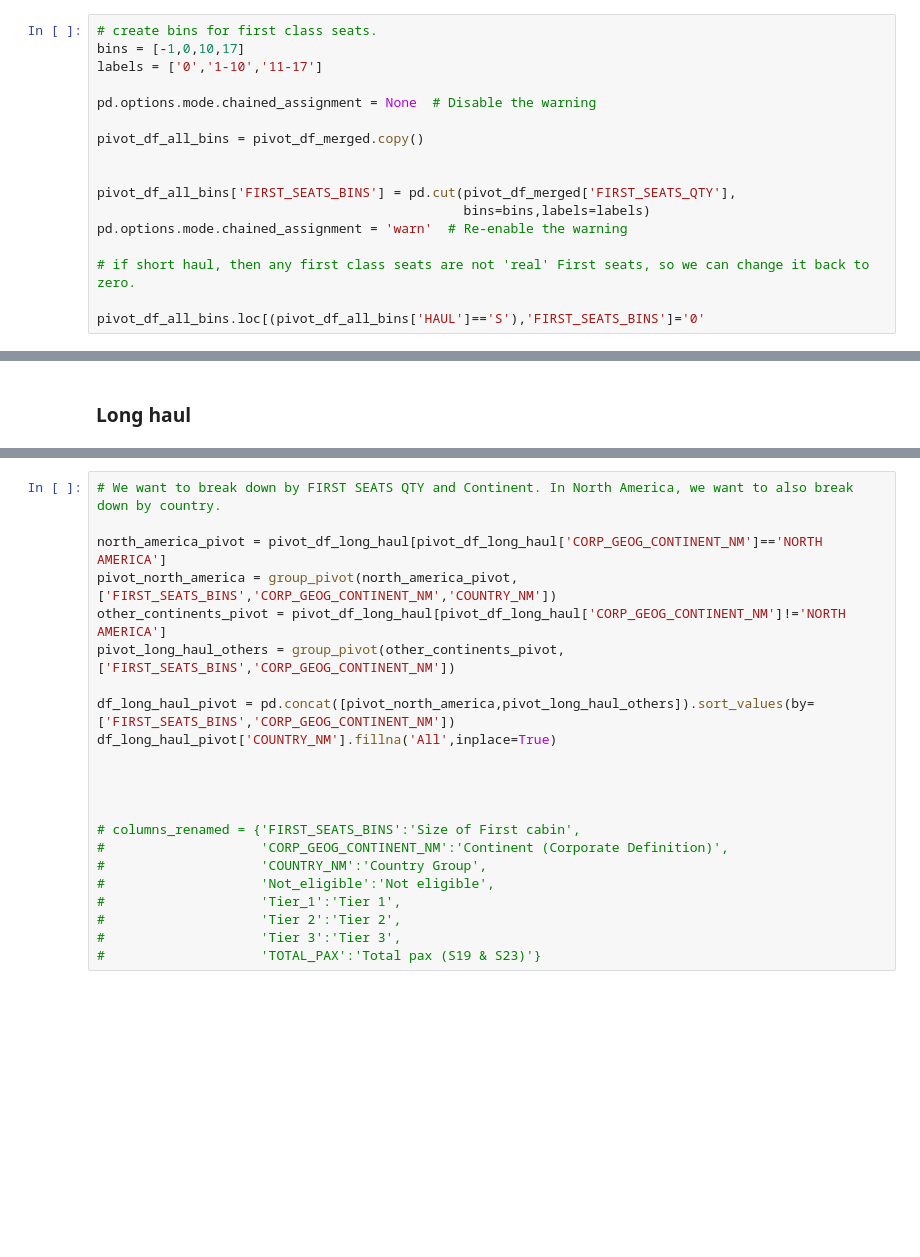
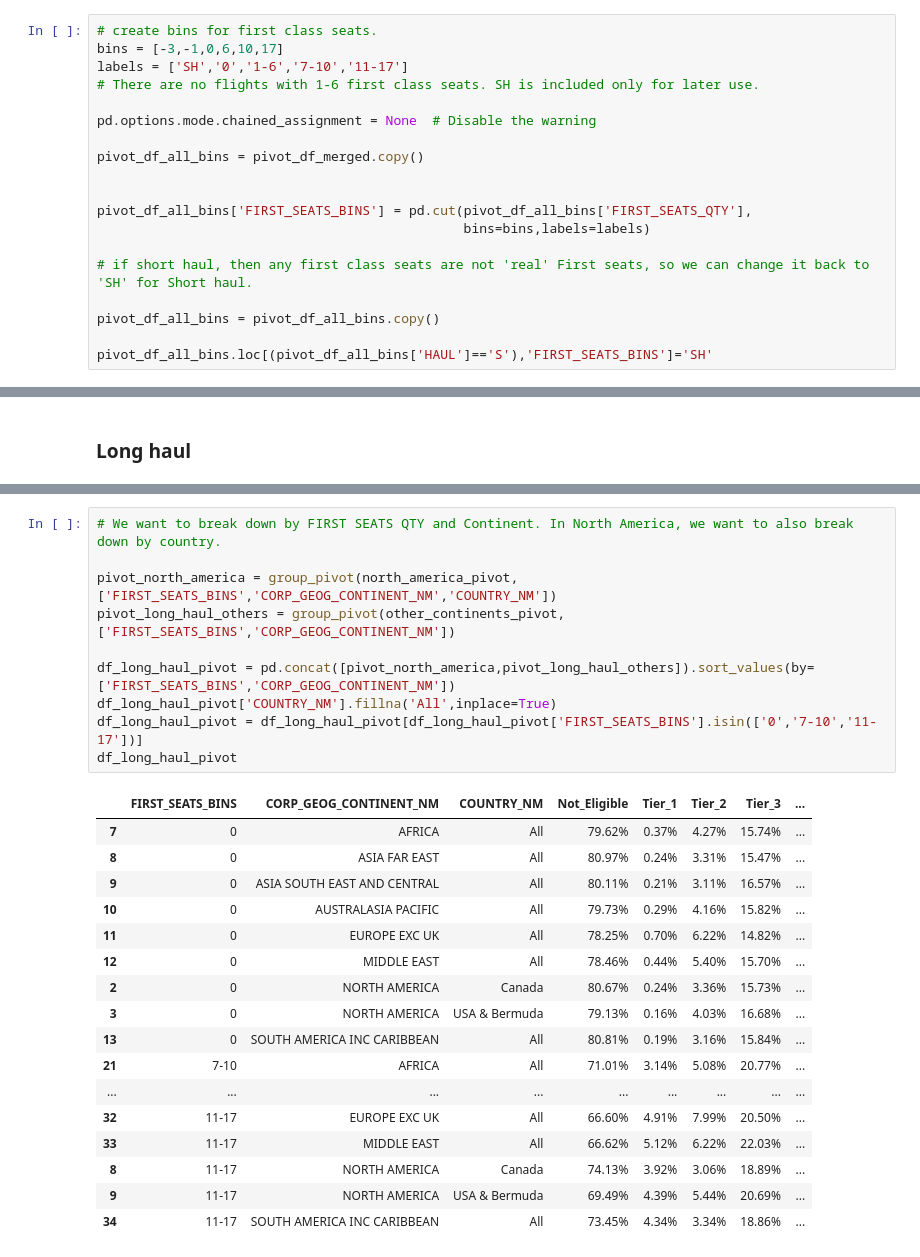
Before and after one commit to IanMaHKG-BA/Hackathon_Team_1, a Jupyter notebook: GOLD_STANDARD_PLS_DONT_BREAK.ipynb, the cells around one changed output, grey strips where cells are left out. Cells and saved outputs as stored; diff of their text form; blank space fills up the shorter version.

```diff
--- a/GOLD_STANDARD_PLS_DONT_BREAK.ipynb
+++ b/GOLD_STANDARD_PLS_DONT_BREAK.ipynb
@@ -1135,21 +1133,23 @@ Please save your final lookup table below in the form of a pandas dataframe. It
 # Create final production lookup tables. One each for short haul and long haul, defined by selling classes.
 # %%
 # create bins for first class seats.
-bins = [-1,0,10,17]
-labels = ['0','1-10','11-17']
+bins = [-3,-1,0,6,10,17]
+labels = ['SH','0','1-6','7-10','11-17']
+# There are no flights with 1-6 first class seats. SH is included only for later use.
 
 pd.options.mode.chained_assignment = None  # Disable the warning
 
 pivot_df_all_bins = pivot_df_merged.copy()
 
 
-pivot_df_all_bins['FIRST_SEATS_BINS'] = pd.cut(pivot_df_merged['FIRST_SEATS_QTY'],
+pivot_df_all_bins['FIRST_SEATS_BINS'] = pd.cut(pivot_df_all_bins['FIRST_SEATS_QTY'],
                                                bins=bins,labels=labels)
-pd.options.mode.chained_assignment = 'warn'  # Re-enable the warning
 
-# if short haul, then any first class seats are not 'real' First seats, so we can change it back to zero.
+# if short haul, then any first class seats are not 'real' First seats, so we can change it back to 'SH' for Short haul.
 
-pivot_df_all_bins.loc[(pivot_df_all_bins['HAUL']=='S'),'FIRST_SEATS_BINS']='0'
+pivot_df_all_bins = pivot_df_all_bins.copy()
+
+pivot_df_all_bins.loc[(pivot_df_all_bins['HAUL']=='S'),'FIRST_SEATS_BINS']='SH'
 # %% [markdown]
 ### Short haul
 # %%
@@ -1191,25 +1197,31 @@ pivot_df_long_haul['COUNTRY_NM'] = pivot_df_long_haul['COUNTRY_NM'].apply(group_
 # %%
 # We want to break down by FIRST SEATS QTY and Continent. In North America, we want to also break down by country.
 
-north_america_pivot = pivot_df_long_haul[pivot_df_long_haul['CORP_GEOG_CONTINENT_NM']=='NORTH AMERICA']
 pivot_north_america = group_pivot(north_america_pivot,['FIRST_SEATS_BINS','CORP_GEOG_CONTINENT_NM','COUNTRY_NM'])
-other_continents_pivot = pivot_df_long_haul[pivot_df_long_haul['CORP_GEOG_CONTINENT_NM']!='NORTH AMERICA']
 pivot_long_haul_others = group_pivot(other_continents_pivot,['FIRST_SEATS_BINS','CORP_GEOG_CONTINENT_NM'])
 
 df_long_haul_pivot = pd.concat([pivot_north_america,pivot_long_haul_others]).sort_values(by=['FIRST_SEATS_BINS','CORP_GEOG_CONTINENT_NM'])
 df_long_haul_pivot['COUNTRY_NM'].fillna('All',inplace=True)
-
-
-
-
-# columns_renamed = {'FIRST_SEATS_BINS':'Size of First cabin',
-#                    'CORP_GEOG_CONTINENT_NM':'Continent (Corporate Definition)',
-#                    'COUNTRY_NM':'Country Group',
-#                    'Not_eligible':'Not eligible',
-#                    'Tier_1':'Tier 1',
-#                    'Tier 2':'Tier 2',
-#                    'Tier 3':'Tier 3',
-#                    'TOTAL_PAX':'Total pax (S19 & S23)'}
+df_long_haul_pivot = df_long_haul_pivot[df_long_haul_pivot['FIRST_SEATS_BINS'].isin(['0','7-10','11-17'])]
+df_long_haul_pivot
+# %% [output]
+|  | FIRST_SEATS_BINS | CORP_GEOG_CONTINENT_NM | COUNTRY_NM | Not_Eligible | Tier_1 | Tier_2 | Tier_3 | ... |
+| 7 | 0 | AFRICA | All | 79.62% | 0.37% | 4.27% | 15.74% | ... |
+| 8 | 0 | ASIA FAR EAST | All | 80.97% | 0.24% | 3.31% | 15.47% | ... |
+| 9 | 0 | ASIA SOUTH EAST AND CENTRAL | All | 80.11% | 0.21% | 3.11% | 16.57% | ... |
+| 10 | 0 | AUSTRALASIA PACIFIC | All | 79.73% | 0.29% | 4.16% | 15.82% | ... |
+| 11 | 0 | EUROPE EXC UK | All | 78.25% | 0.70% | 6.22% | 14.82% | ... |
+| 12 | 0 | MIDDLE EAST | All | 78.46% | 0.44% | 5.40% | 15.70% | ... |
+| 2 | 0 | NORTH AMERICA | Canada | 80.67% | 0.24% | 3.36% | 15.73% | ... |
+| 3 | 0 | NORTH AMERICA | USA & Bermuda | 79.13% | 0.16% | 4.03% | 16.68% | ... |
+| 13 | 0 | SOUTH AMERICA INC CARIBBEAN | All | 80.81% | 0.19% | 3.16% | 15.84% | ... |
+| 21 | 7-10 | AFRICA | All | 71.01% | 3.14% | 5.08% | 20.77% | ... |
+| ... | ... | ... | ... | ... | ... | ... | ... | ... |
+| 32 | 11-17 | EUROPE EXC UK | All | 66.60% | 4.91% | 7.99% | 20.50% | ... |
+| 33 | 11-17 | MIDDLE EAST | All | 66.62% | 5.12% | 6.22% | 22.03% | ... |
+| 8 | 11-17 | NORTH AMERICA | Canada | 74.13% | 3.92% | 3.06% | 18.89% | ... |
+| 9 | 11-17 | NORTH AMERICA | USA & Bermuda | 69.49% | 4.39% | 5.44% | 20.69% | ... |
+| 34 | 11-17 | SOUTH AMERICA INC CARIBBEAN | All | 73.45% | 4.34% | 3.34% | 18.86% | ... |
 # %%
 df_long_haul_pivot
 # %% [output]
```
Also changed, not shown: parts of 18 cells of this notebook.
